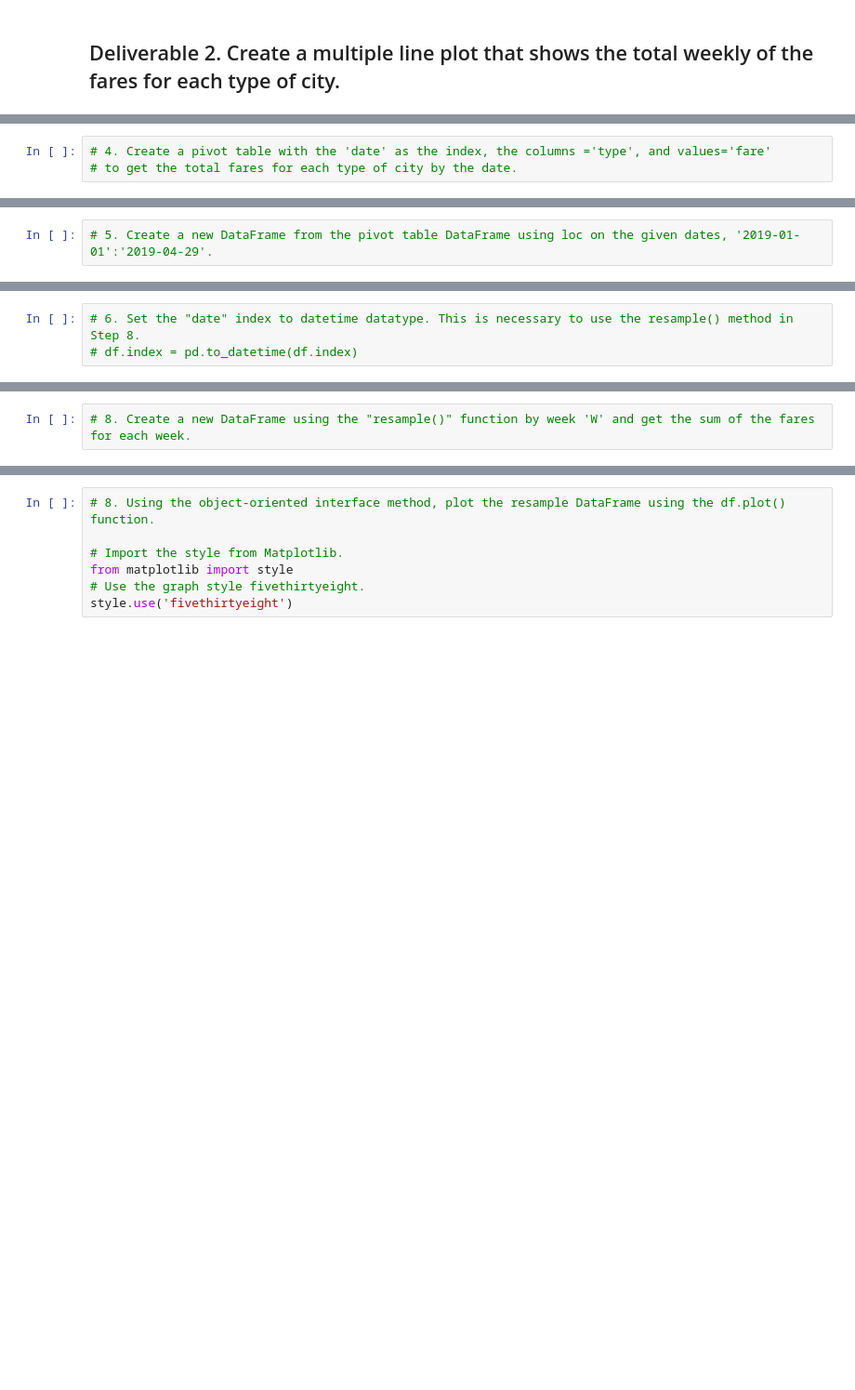
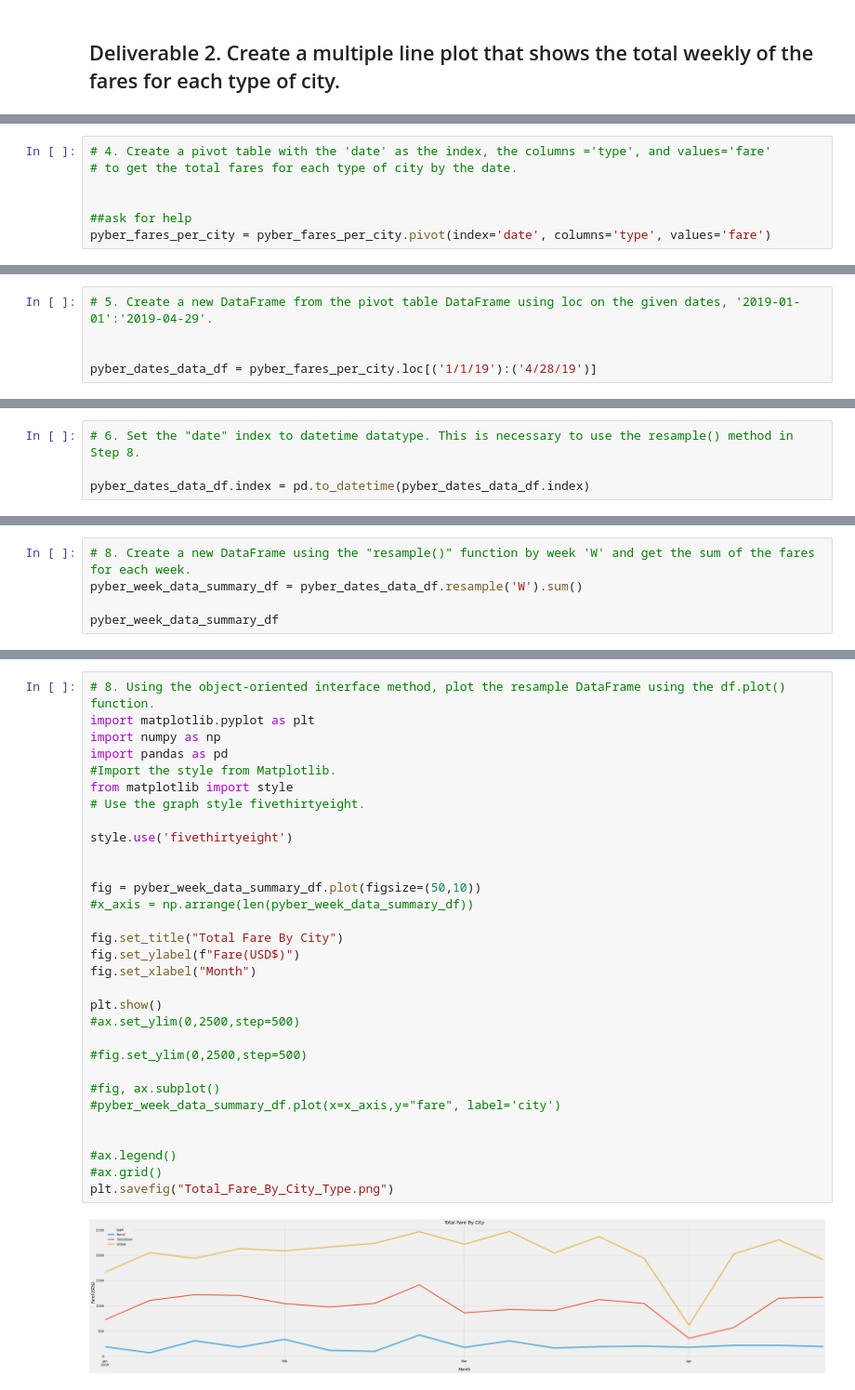
Before and after one commit to tutran90/PyBer_Analysis, a Jupyter notebook: PyBer_Challenge.ipynb, the cells around one changed output, grey strips where cells are left out. Shown at 93% size. Cells and saved outputs as stored; diff of their text form; blank space fills up the shorter version.

Commit message:
Pyber Challenge

```diff
--- a/PyBer_Challenge.ipynb
+++ b/PyBer_Challenge.ipynb
@@ -144,3 +196,7 @@ ValueError: Cannot specify ',' with 's'.
 # %%
 # 4. Create a pivot table with the 'date' as the index, the columns ='type', and values='fare'
 # to get the total fares for each type of city by the date.
+
+
+##ask for help
+pyber_fares_per_city = pyber_fares_per_city.pivot(index='date', columns='type', values='fare')
@@ -147,2 +221,5 @@ ValueError: Cannot specify ',' with 's'.
 # %%
 # 5. Create a new DataFrame from the pivot table DataFrame using loc on the given dates, '2019-01-01':'2019-04-29'.
+
+
+pyber_dates_data_df = pyber_fares_per_city.loc[('1/1/19'):('4/28/19')]
@@ -149,5 +254,6 @@ ValueError: Cannot specify ',' with 's'.
 # %%
 # 6. Set the "date" index to datetime datatype. This is necessary to use the resample() method in Step 8.
-# df.index = pd.to_datetime(df.index)
+
+pyber_dates_data_df.index = pd.to_datetime(pyber_dates_data_df.index)
 # %%
 # 7. Check that the datatype for the index is datetime using df.info()
@@ -154,2 +272,5 @@ ValueError: Cannot specify ',' with 's'.
 # %%
 # 8. Create a new DataFrame using the "resample()" function by week 'W' and get the sum of the fares for each week.
+pyber_week_data_summary_df = pyber_dates_data_df.resample('W').sum()
+
+pyber_week_data_summary_df
@@ -156,7 +297,33 @@ ValueError: Cannot specify ',' with 's'.
 # %%
 # 8. Using the object-oriented interface method, plot the resample DataFrame using the df.plot() function.
-
-# Import the style from Matplotlib.
+import matplotlib.pyplot as plt
+import numpy as np
+import pandas as pd
+#Import the style from Matplotlib.
 from matplotlib import style
 # Use the graph style fivethirtyeight.
+
 style.use('fivethirtyeight')
+
+
+fig = pyber_week_data_summary_df.plot(figsize=(50,10))
+#x_axis = np.arrange(len(pyber_week_data_summary_df))
+
+fig.set_title("Total Fare By City")
+fig.set_ylabel(f"Fare(USD$)")
+fig.set_xlabel("Month")
+
+plt.show()
+#ax.set_ylim(0,2500,step=500)
+
+#fig.set_ylim(0,2500,step=500)
+
+#fig, ax.subplot()
+#pyber_week_data_summary_df.plot(x=x_axis,y="fare", label='city')
+
+
+#ax.legend()
+#ax.grid()
+plt.savefig("Total_Fare_By_City_Type.png")
+# %% [output]
+[figure, added]
```
Also changed, not shown: parts of 11 cells of this notebook, 4 other files.
